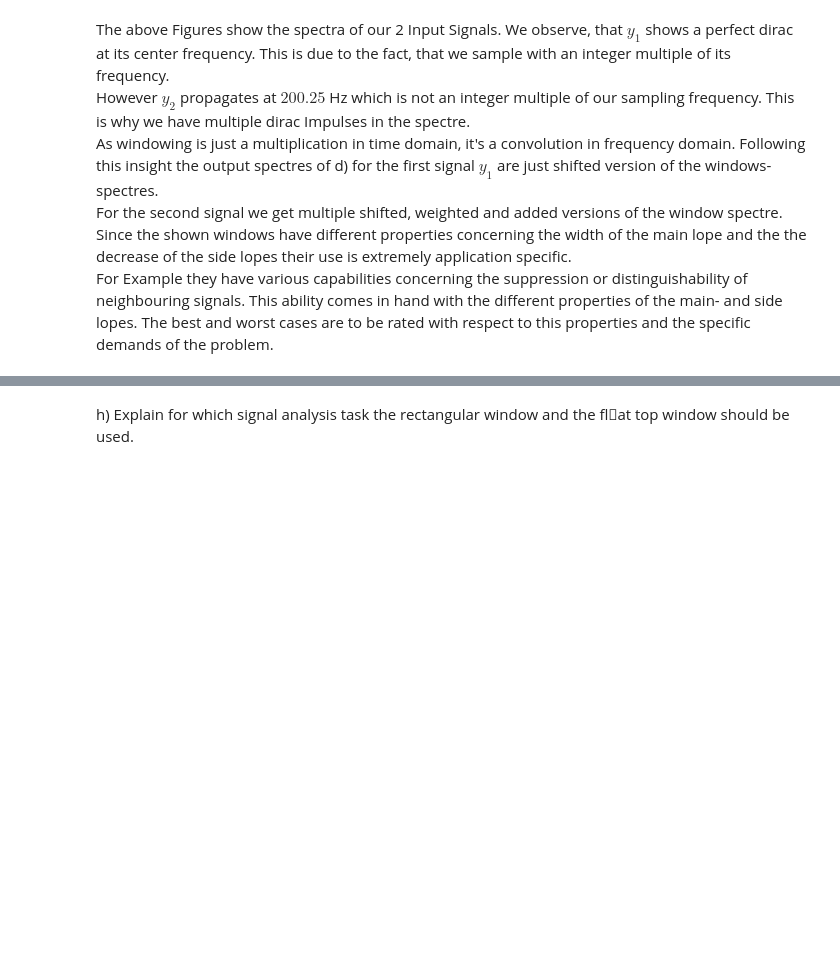
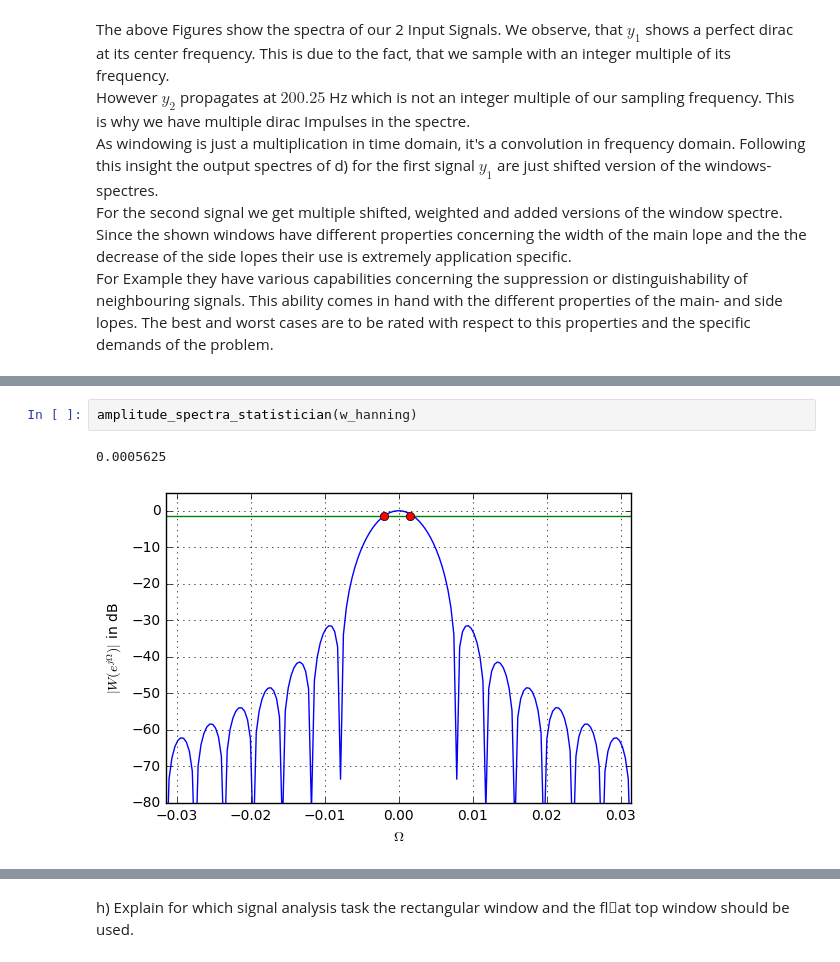
Before and after one commit to JakobHeller/DigitalSignalProcessing, a Jupyter notebook: Lab1.ipynb, the cells around one changed output, grey strips where cells are left out. Saved outputs shown, nothing was run; the diff lists cells and outputs as text; blank space fills up the shorter version.

```diff
--- a/Lab1.ipynb
+++ b/Lab1.ipynb
@@ -184,0 +226,5 @@ in Matlab.
+# %%
+amplitude_spectra_statistician(w_hanning)
+# %% [output]
+0.0005625
+[figure, added]
```
Also changed, not shown: parts of 4 cells of this notebook.
